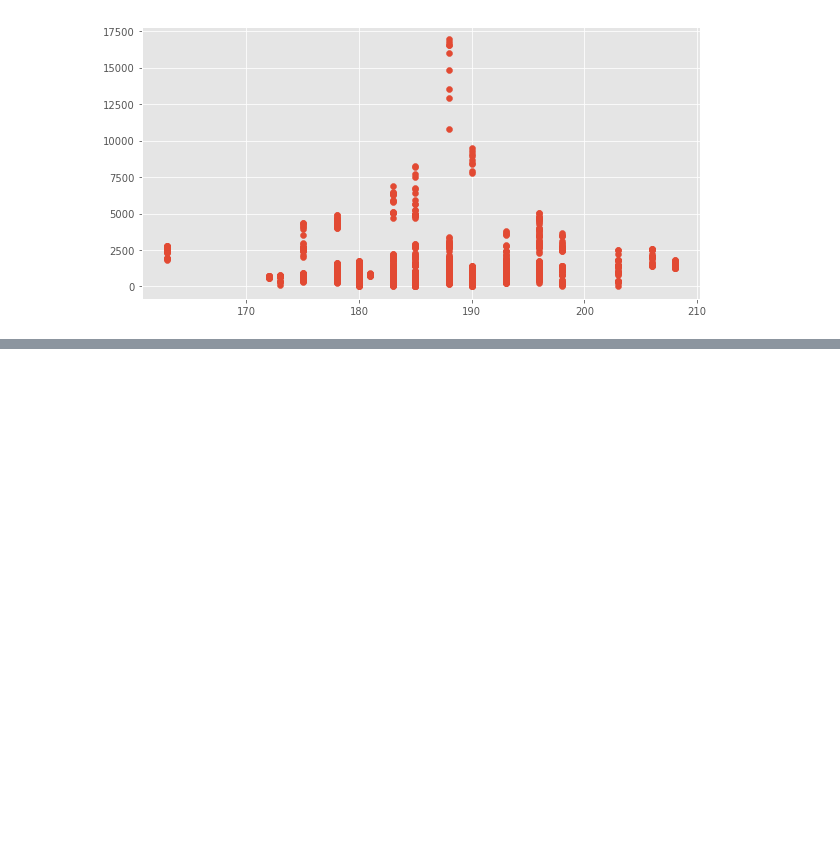
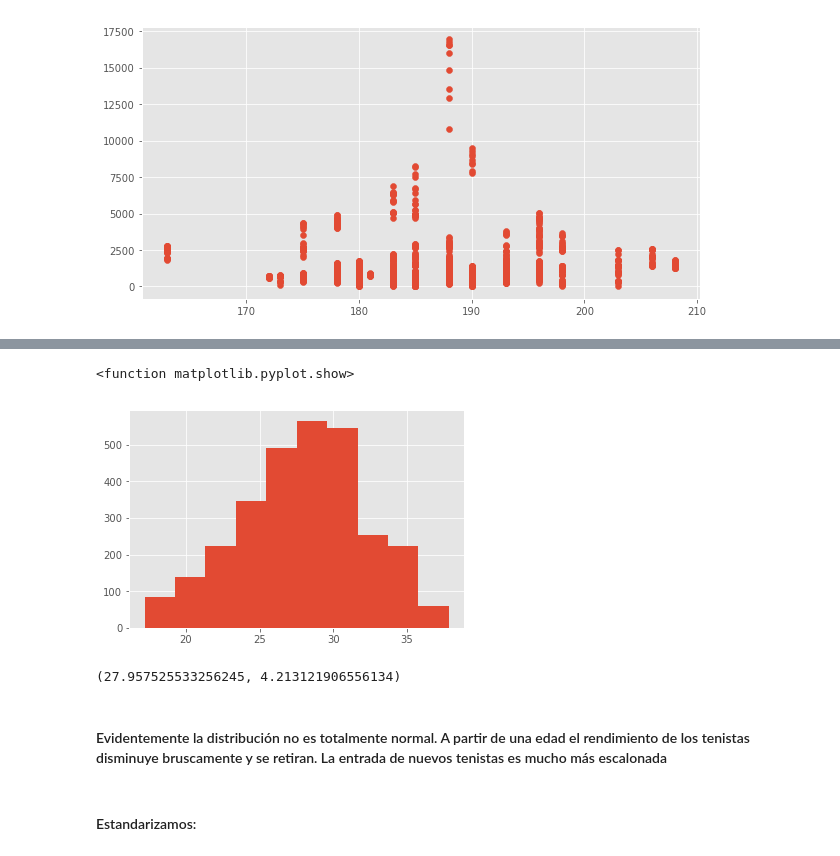
Before and after one commit to ISANJUA/TFM_ML4sportsBets, a Jupyter notebook: ETL - Prueba 1.ipynb, the cells around one changed output, grey strips where cells are left out. Saved outputs shown, nothing was run; the diff lists cells and outputs as text; code cells hidden in the pictures; blank space fills up the shorter version.

```diff
--- a/ETL - Prueba 1.ipynb
+++ b/ETL - Prueba 1.ipynb
@@ -297,0 +315,4 @@ plt.scatter(matches_2016['loser_ht'], matches_2016['loser_rank_points'])
+# %%
+age = matches_2016['winner_age']
+age.dtype
+age.describe()
@@ -297,0 +345,2 @@ plt.scatter(matches_2016['loser_ht'], matches_2016['loser_rank_points'])
+# %%
+age2 = age[np.logical_not(np.isnan(age))]
@@ -297,0 +359,14 @@ plt.scatter(matches_2016['loser_ht'], matches_2016['loser_rank_points'])
+# %%
+plt.hist(age2)
+plt.show
+# %% [output]
+<function matplotlib.pyplot.show>
+[figure, added]
+# %%
+(age2.mean(),age2.std())
+# %% [output]
+(27.957525533256245, 4.213121906556134)
+# %% [markdown]
+#### Evidentemente la distribución no es totalmente normal. A partir de una edad el rendimiento de los tenistas disminuye bruscamente y se retiran. La entrada de nuevos tenistas es mucho más escalonada
+# %% [markdown]
+#### Estandarizamos:
```
Also changed, not shown: parts of 50 cells of this notebook.
